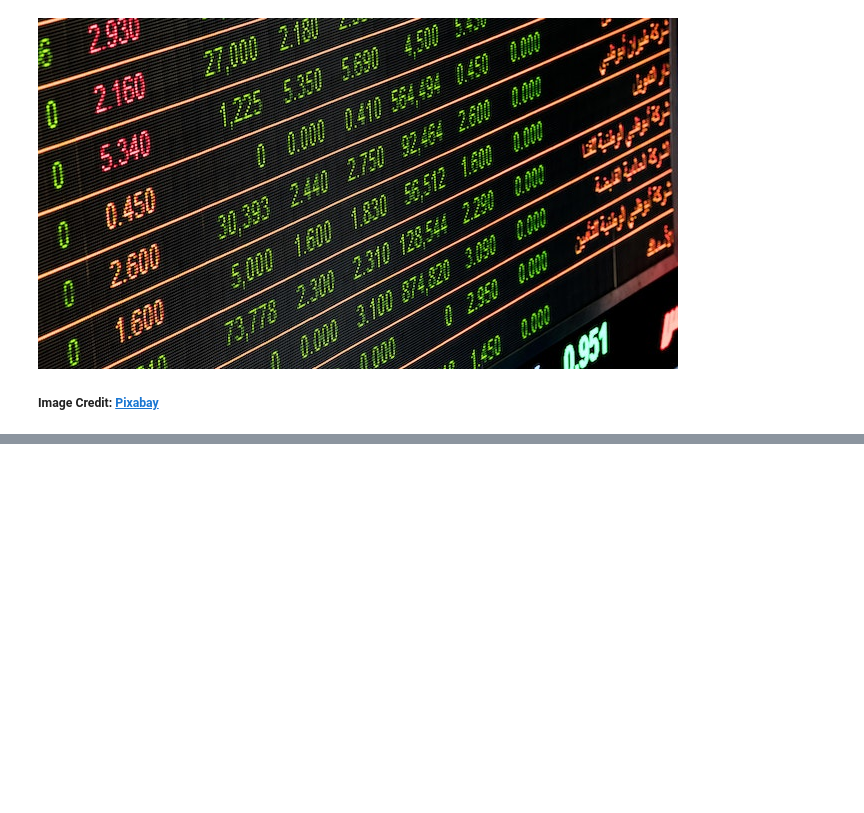
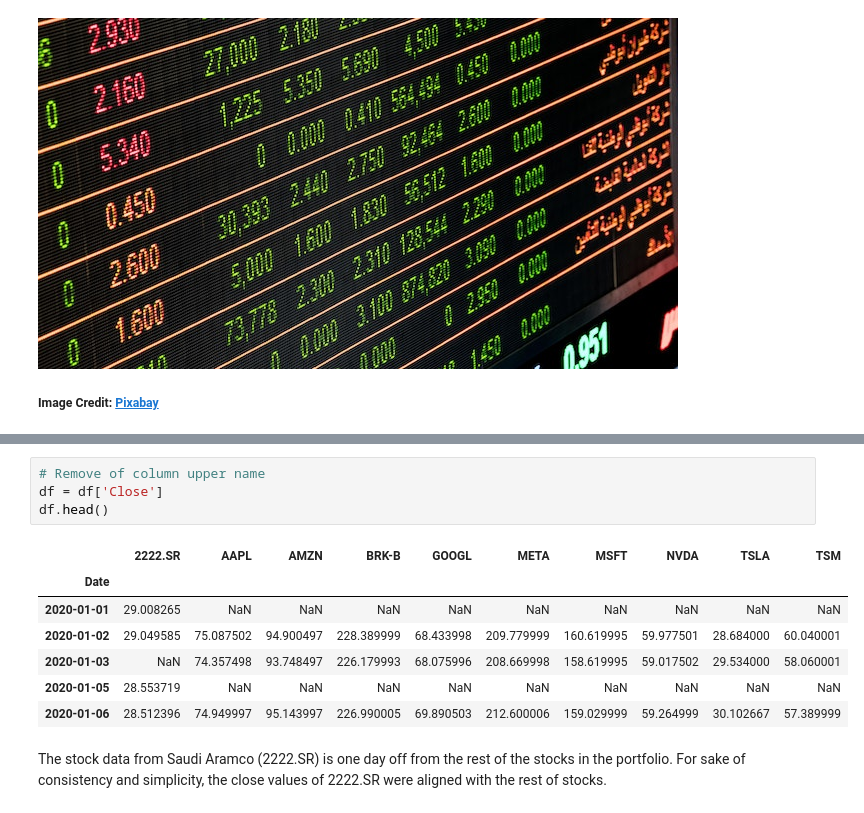
Before and after one commit to DanielEduardoLopez/PortfolioReturn, a Jupyter notebook: 1_PortfolioReturn_DataCollection.ipynb, the cells around one changed output, grey strips where cells are left out. Saved outputs shown, nothing was run; the diff lists cells and outputs as text; blank space fills up the shorter version.

```diff
--- a/1_PortfolioReturn_DataCollection.ipynb
+++ b/1_PortfolioReturn_DataCollection.ipynb
@@ -36,0 +124,14 @@ ___
+# %%
+# Remove of column upper name
+df = df['Close']
+df.head()
+# %% [output]
+|  | 2222.SR | AAPL | AMZN | BRK-B | GOOGL | META | MSFT | NVDA | TSLA | TSM |
+| Date |  |  |  |  |  |  |  |  |  |  |
+| 2020-01-01 | 29.008265 | NaN | NaN | NaN | NaN | NaN | NaN | NaN | NaN | NaN |
+| 2020-01-02 | 29.049585 | 75.087502 | 94.900497 | 228.389999 | 68.433998 | 209.779999 | 160.619995 | 59.977501 | 28.684000 | 60.040001 |
+| 2020-01-03 | NaN | 74.357498 | 93.748497 | 226.179993 | 68.075996 | 208.669998 | 158.619995 | 59.017502 | 29.534000 | 58.060001 |
+| 2020-01-05 | 28.553719 | NaN | NaN | NaN | NaN | NaN | NaN | NaN | NaN | NaN |
+| 2020-01-06 | 28.512396 | 74.949997 | 95.143997 | 226.990005 | 69.890503 | 212.600006 | 159.029999 | 59.264999 | 30.102667 | 57.389999 |
+# %% [markdown]
+The stock data from Saudi Aramco (2222.SR) is one day off from the rest of the stocks in the portfolio. For sake of consistency and simplicity, the close values of 2222.SR were aligned with the rest of stocks.
```
Also changed, not shown: parts of 17 cells of this notebook.
